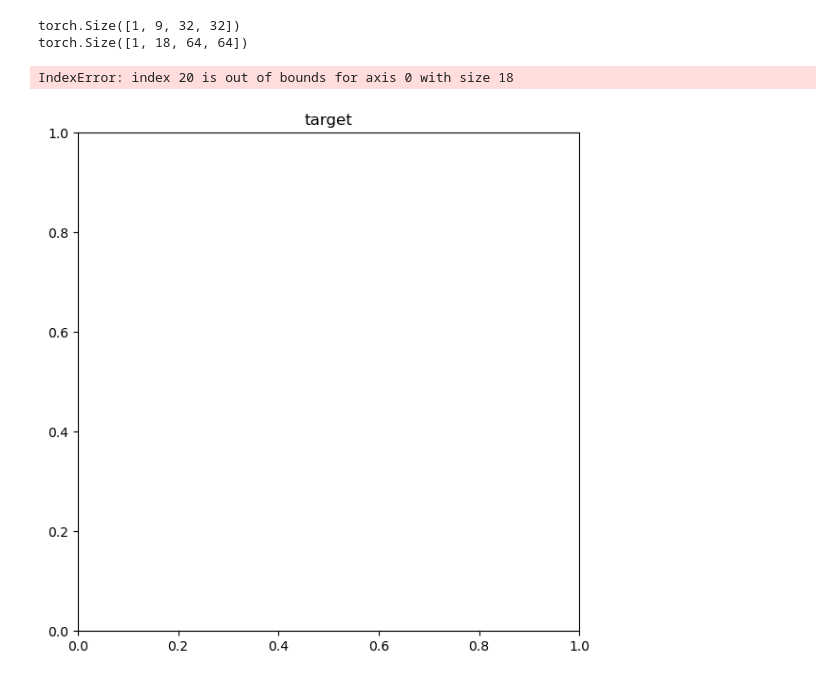
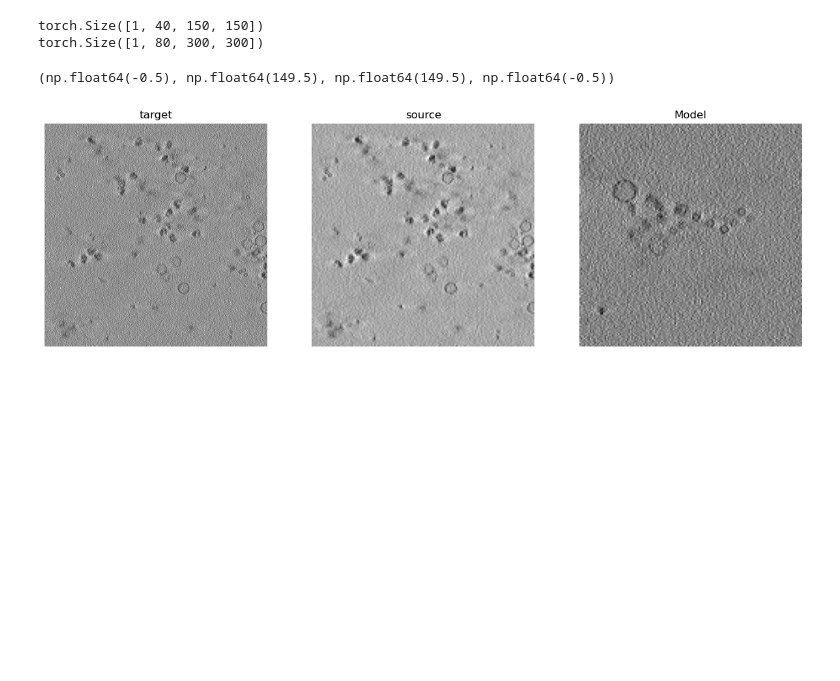
Before and after one commit to ZvezdaE/super_res, a Jupyter notebook: upscale_model.ipynb, the cells around one changed output. Drawn from its saved outputs; the diff is of its cells as text; code cells hidden in the pictures; blank space fills up the shorter version.

```diff
--- a/upscale_model.ipynb
+++ b/upscale_model.ipynb
@@ -156,7 +148,0 @@ Using cuda device
-# %%
-epochs = 100
-for t in range(epochs):
-    print(f"Epoch {t+1}\n-------------------------------")
-    train(data_loader, model, loss_fn, optimiser)
-    test(test_loader, model, loss_fn)
-print("Done!")
@@ -182,6 +198,6 @@ KeyboardInterrupt:
 # %%
 # torch.cuda.empty_cache()
-source, target = test_loader.dataset[2]
+source, target = data_loader.dataset[2]
 
 upscaled = nn.functional.interpolate(source[np.newaxis, ...], size=(92, 315, 315))
 upsampled = nn.Upsample(
@@ -190,10 +206,10 @@ upsampled = nn.Upsample(
 print(source.shape)
 print(target.shape)
 
-# model.eval()
-# gpu_source = source[np.newaxis, ...]
-# gpu_source = gpu_source.to(device)
-# model_output = model(gpu_source)
+model.eval()
+gpu_source = source[np.newaxis, ...]
+gpu_source = gpu_source.to(device)
+model_output = model(gpu_source)
 # %% [output]
-torch.Size([1, 9, 32, 32])
-torch.Size([1, 18, 64, 64])
+torch.Size([1, 40, 150, 150])
+torch.Size([1, 80, 300, 300])
@@ -200,32 +218,32 @@ torch.Size([1, 18, 64, 64])
 # %%
-source_np = source.cpu().numpy()[0]
-target_np = target[0].numpy()
-upscaled_np = upscaled.numpy()[0][0]
-# model_output_np = model_output.cpu().detach().numpy()[0][0]
-upsampled_np = upsampled.numpy()[0][0]
+#source_np = source.cpu().numpy()[0]
+#target_np = target[0].numpy()
+#upscaled_np = upscaled.numpy()[0][0]
+#model_output_np = model_output.cpu().detach().numpy()[0][0]
+#upsampled_np = upsampled.numpy()[0][0]
 plt.figure(figsize=(15, 15))
 
 # Original Image
-plt.subplot(2, 2, 1)
+plt.subplot(1, 3, 1)
 plt.title("target")
-plt.imshow(target_np[20, :, :], cmap="gray")
+plt.imshow(target[0][20, :, :], cmap="gray")
 plt.axis("off")
 
-plt.subplot(2, 2, 2)
+plt.subplot(1, 3, 2)
 plt.title("source")
-plt.imshow(source_np[10, :, :], cmap="gray")
+plt.imshow(source[0][10, :, :], cmap="gray")
 plt.axis("off")
 # [60, 278:308, 353:385]
 # Original Image
-plt.subplot(2, 2, 3)
-plt.title("Upscale")
-plt.imshow(upscaled_np[20, :, :], cmap="gray")
+plt.subplot(1, 3, 3)
+plt.title("Model")
+plt.imshow(tomograms[1][0][0][20, :, :], cmap="gray")
 plt.axis("off")
 
-plt.subplot(2, 2, 4)
-plt.title("Model")
-plt.imshow(upsampled_np[20, :, :], cmap="gray")
-plt.axis("off")
+#plt.subplot(2, 2, 4)
+#plt.title("Model")
+#plt.imshow(upsampled_np[20, :, :], cmap="gray")
+#plt.axis("off")
 # %% [output]
-IndexError: index 20 is out of bounds for axis 0 with size 18
+(np.float64(-0.5), np.float64(149.5), np.float64(149.5), np.float64(-0.5))
-[figure, old version]
+[figure, new version]
```
Also changed, not shown: parts of 12 cells of this notebook, 1 other file.
